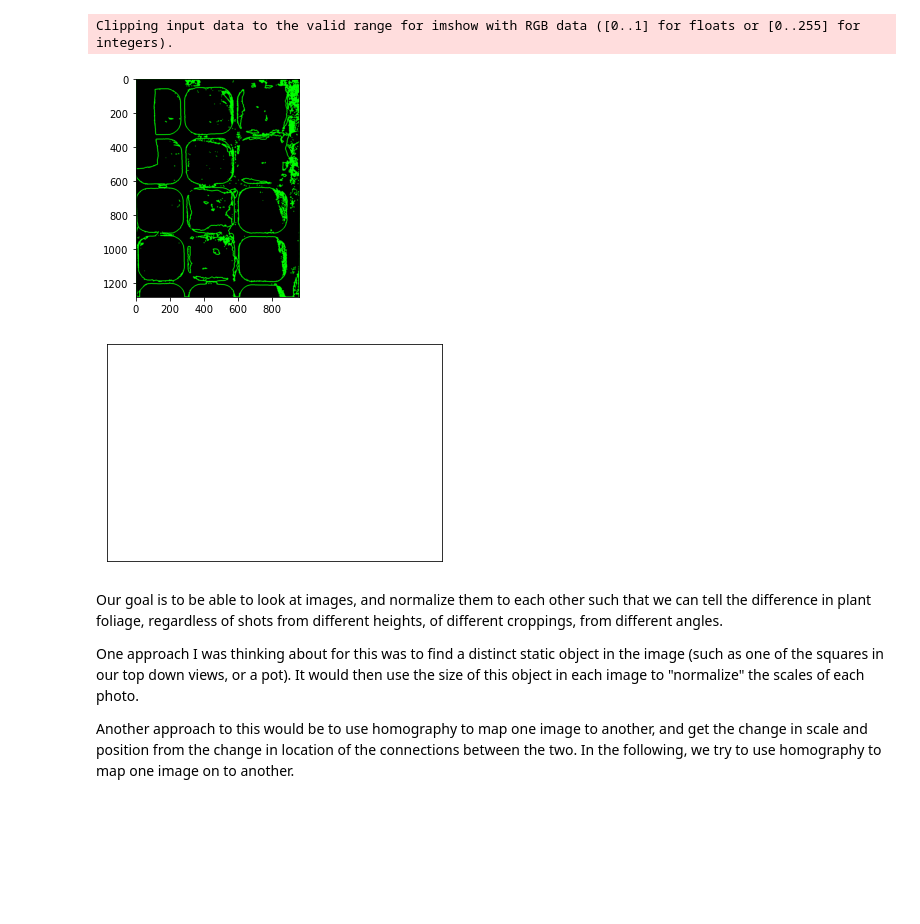
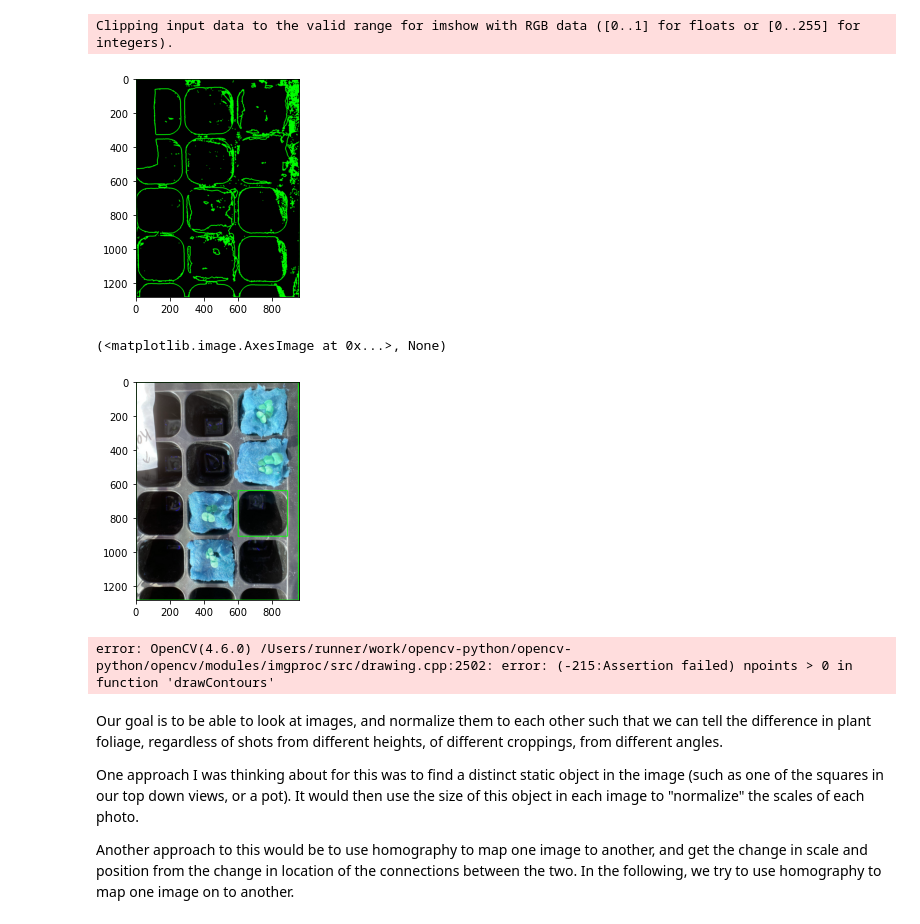
Before and after one commit to jonaskaz/plant-vision, a Jupyter notebook: squares.ipynb, the cells around one changed output. Saved outputs shown, nothing was run; the diff lists cells and outputs as text; code cells hidden in the pictures; blank space fills up the shorter version.

Commit message:
Bounding rectangles on squares

```diff
--- a/squares.ipynb
+++ b/squares.ipynb
@@ -20,12 +20,36 @@ img_contours = np.zeros(img.shape)
 cv2.drawContours(img_contours, contours, -1, (0,255,0), 3)
 
 plt.imshow(img_contours,'gray'),plt.show()
-plt.xticks([]), plt.yticks([])  # Hides the graph ticks and x / y axis
-plt.show()
 # %% [output]
 Clipping input data to the valid range for imshow with RGB data ([0..1] for floats or [0..255] for integers).
 [figure]
-[figure, removed]
+(<matplotlib.image.AxesImage at 0x...>, None)
+# %%
+plt.imshow(img)
+plt.show()
+# %% [output]
+[figure, added]
+# %%
+max_contour = contours[0]
+for contour in contours:
+    if cv2.contourArea(contour)>cv2.contourArea(max_contour) and cv2.contourArea(contour) < 100000:
+        max_contour=contour
+
+contour=max_contour
+approx=cv2.approxPolyDP(contour, 0.01*cv2.arcLength(contour,True),True)
+x,y,w,h=cv2.boundingRect(approx)
+square = cv2.rectangle(img,(x,y),(x+w,y+h),(0,255,0),4)
+
+img_contour = np.zeros(img.shape)
+# draw the contours on the empty image
+cv2.drawContours(img_contour, contour, -1, (0,255,0), 5)
+
+img_square = np.zeros(img.shape)
+cv2.drawContours(img_square, square, -1, (255,0,0), 5)
+
+plt.imshow(img_contour,'gray'),plt.imshow(img_square,'gray'),plt.show()
+# %% [output]
+error: OpenCV(4.6.0) /Users/runner/work/opencv-python/opencv-python/opencv/modules/imgproc/src/drawing.cpp:2502: error: (-215:Assertion failed) npoints > 0 in function 'drawContours'
 # %% [markdown]
 Our goal is to be able to look at images, and normalize them to each other such that we can tell the difference in plant foliage, regardless of shots from different heights, of different croppings, from different angles.
 
```
